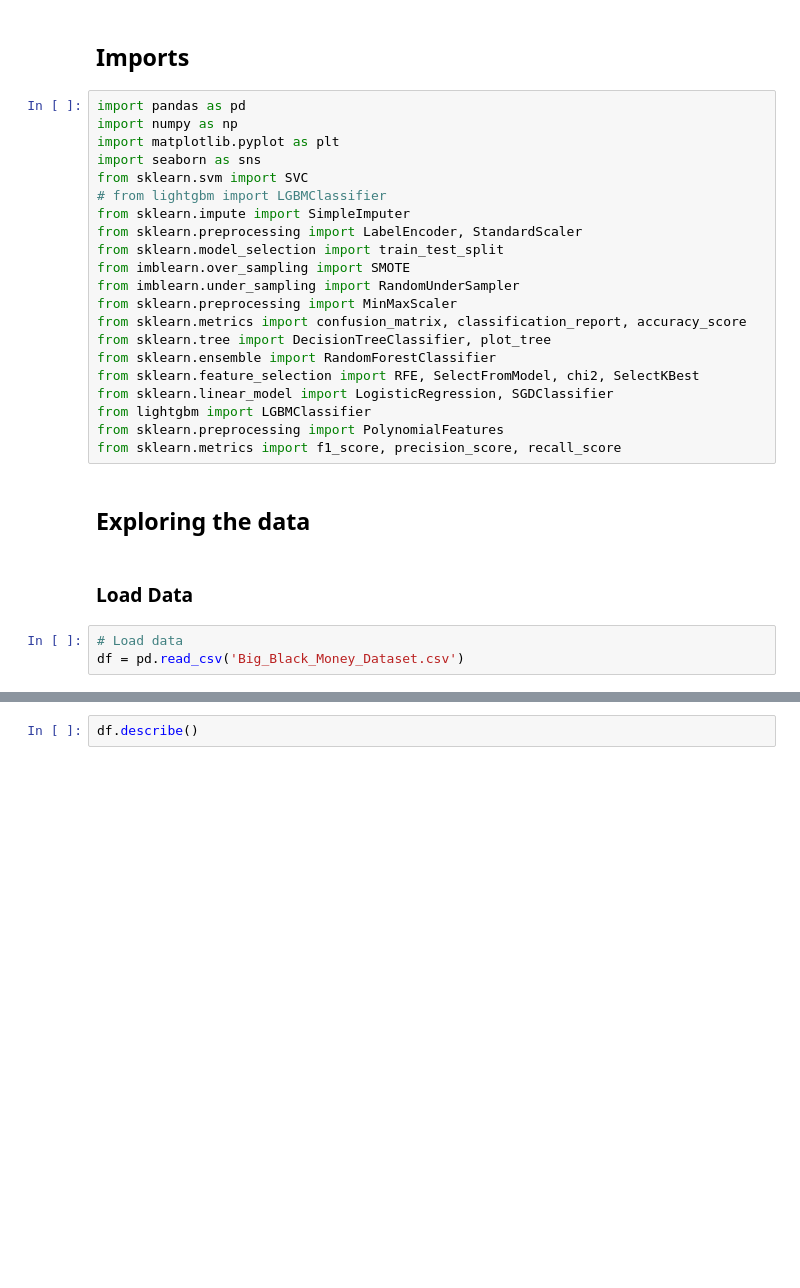
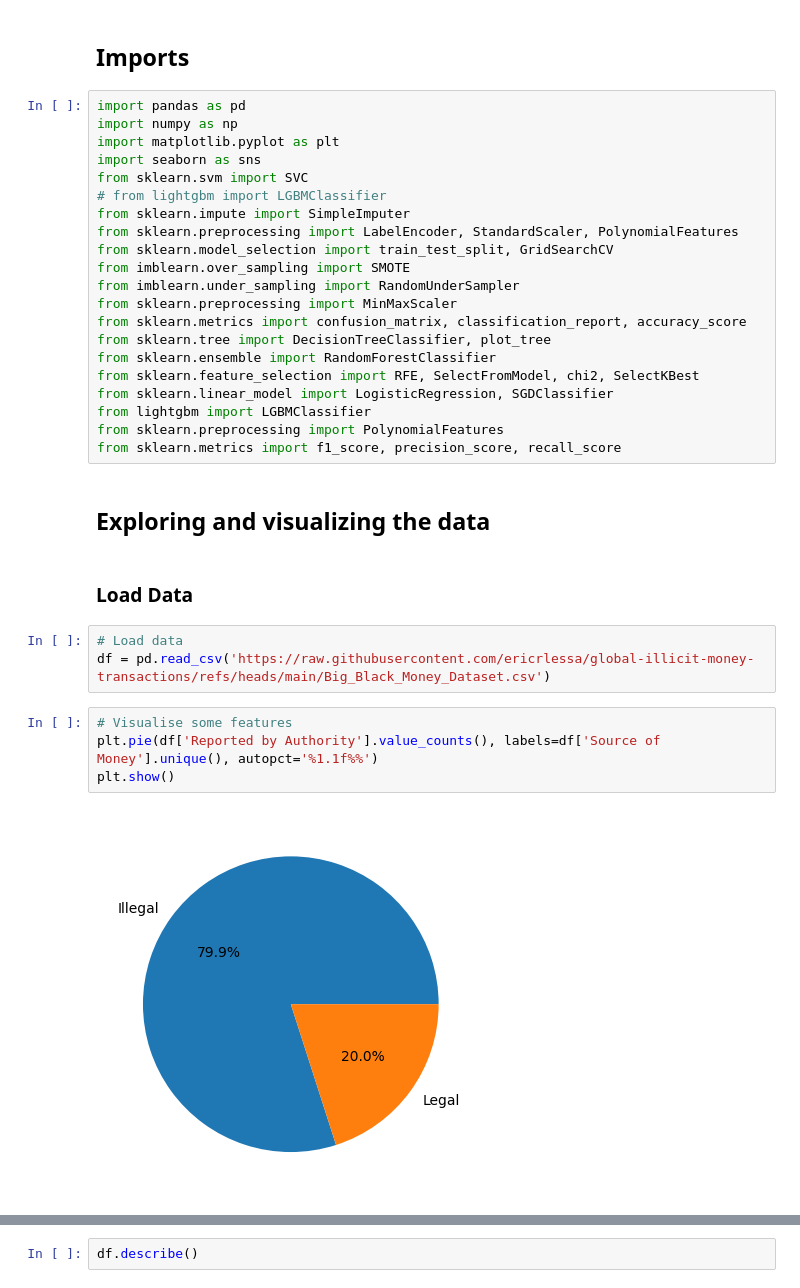
Before and after one commit to ericrlessa/ai-group, a Jupyter notebook: Term Project Code Final.ipynb, the cells around one changed output, grey strips where cells are left out. Saved outputs shown, nothing was run; the diff lists cells and outputs as text; blank space fills up the shorter version.

```diff
--- a/Term Project Code Final.ipynb
+++ b/Term Project Code Final.ipynb
@@ -50,8 +50,8 @@ import seaborn as sns
 from sklearn.svm import SVC
 # from lightgbm import LGBMClassifier
 from sklearn.impute import SimpleImputer
-from sklearn.preprocessing import LabelEncoder, StandardScaler
-from sklearn.model_selection import train_test_split
+from sklearn.preprocessing import LabelEncoder, StandardScaler, PolynomialFeatures
+from sklearn.model_selection import train_test_split, GridSearchCV
 from imblearn.over_sampling import SMOTE
 from imblearn.under_sampling import RandomUnderSampler
 from sklearn.preprocessing import MinMaxScaler
@@ -64,9 +64,15 @@ from lightgbm import LGBMClassifier
 from sklearn.preprocessing import PolynomialFeatures
 from sklearn.metrics import f1_score, precision_score, recall_score
 # %% [markdown]
-## Exploring the data
+## Exploring and visualizing the data
 # %% [markdown]
 ### Load Data
 # %%
 # Load data
-df = pd.read_csv('Big_Black_Money_Dataset.csv')
+df = pd.read_csv('https://raw.githubusercontent.com/ericrlessa/global-illicit-money-transactions/refs/heads/main/Big_Black_Money_Dataset.csv')
+# %%
+# Visualise some features
+plt.pie(df['Reported by Authority'].value_counts(), labels=df['Source of Money'].unique(), autopct='%1.1f%%')
+plt.show()
+# %% [output]
+[figure, added]
```
Also changed, not shown: parts of 9 cells of this notebook.
